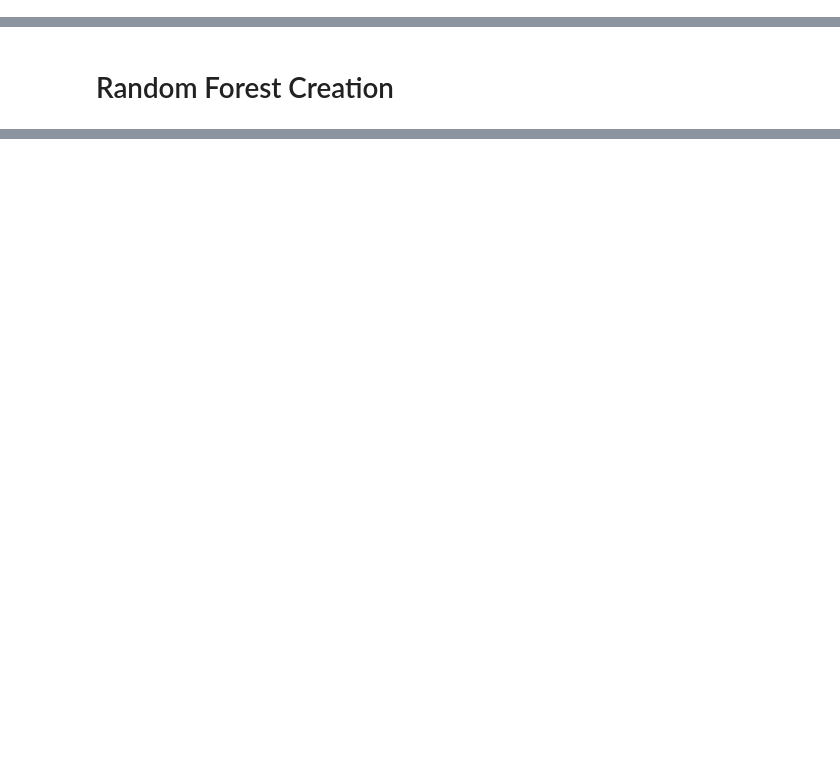
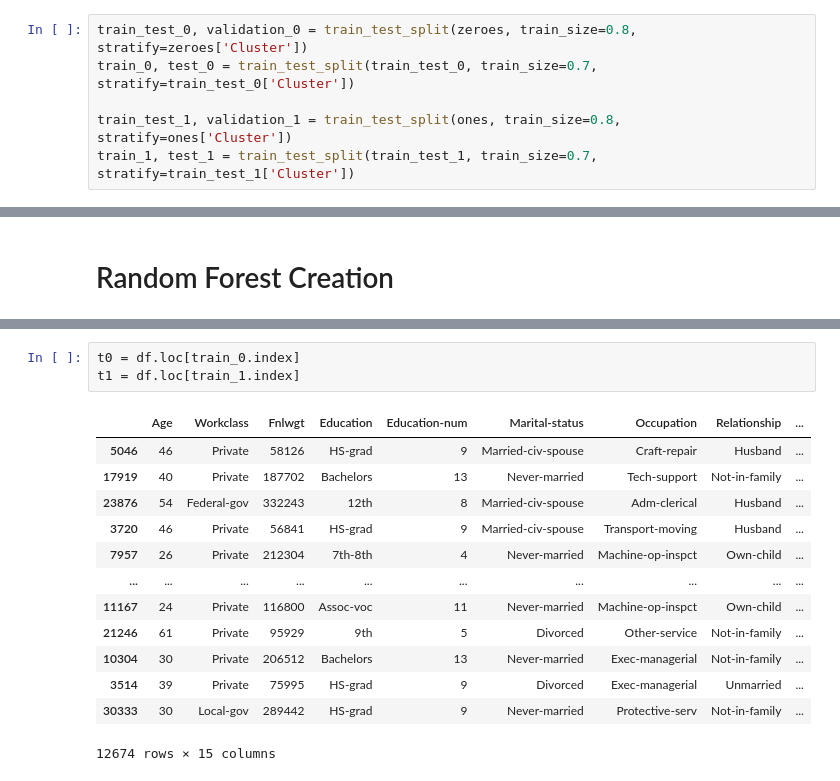
Before and after one commit to gerzin/mlem, a Jupyter notebook: notebooks/datasets/AdultDatasetPreparation.ipynb, the cells around one changed output, grey strips where cells are left out. Saved outputs shown, nothing was run; the diff lists cells and outputs as text; blank space fills up the shorter version.

Commit message:
Split

```diff
--- a/notebooks/datasets/AdultDatasetPreparation.ipynb
+++ b/notebooks/datasets/AdultDatasetPreparation.ipynb
@@ -352,3 +382,9 @@ Name: Cluster, dtype: int64
 # Sampling
 # %% [markdown]
 # Test, Training, Validation splitting
+# %%
+train_test_0, validation_0 = train_test_split(zeroes, train_size=0.8, stratify=zeroes['Cluster'])
+train_0, test_0 = train_test_split(train_test_0, train_size=0.7, stratify=train_test_0['Cluster'])
+
+train_test_1, validation_1 = train_test_split(ones, train_size=0.8, stratify=ones['Cluster'])
+train_1, test_1 = train_test_split(train_test_1, train_size=0.7, stratify=train_test_1['Cluster'])
@@ -356,0 +489,17 @@ Name: Cluster, dtype: int64
+# %%
+t0 = df.loc[train_0.index]
+t1 = df.loc[train_1.index]
+# %% [output]
+|  | Age | Workclass | Fnlwgt | Education | Education-num | Marital-status | Occupation | Relationship | ... |
+| 5046 | 46 | Private | 58126 | HS-grad | 9 | Married-civ-spouse | Craft-repair | Husband | ... |
+| 17919 | 40 | Private | 187702 | Bachelors | 13 | Never-married | Tech-support | Not-in-family | ... |
+| 23876 | 54 | Federal-gov | 332243 | 12th | 8 | Married-civ-spouse | Adm-clerical | Husband | ... |
+| 3720 | 46 | Private | 56841 | HS-grad | 9 | Married-civ-spouse | Transport-moving | Husband | ... |
+| 7957 | 26 | Private | 212304 | 7th-8th | 4 | Never-married | Machine-op-inspct | Own-child | ... |
+| ... | ... | ... | ... | ... | ... | ... | ... | ... | ... |
+| 11167 | 24 | Private | 116800 | Assoc-voc | 11 | Never-married | Machine-op-inspct | Own-child | ... |
+| 21246 | 61 | Private | 95929 | 9th | 5 | Divorced | Other-service | Not-in-family | ... |
+| 10304 | 30 | Private | 206512 | Bachelors | 13 | Never-married | Exec-managerial | Not-in-family | ... |
+| 3514 | 39 | Private | 75995 | HS-grad | 9 | Divorced | Exec-managerial | Unmarried | ... |
+| 30333 | 30 | Local-gov | 289442 | HS-grad | 9 | Never-married | Protective-serv | Not-in-family | ... |
+12674 rows × 15 columns
```
Also changed, not shown: parts of 16 cells of this notebook.
